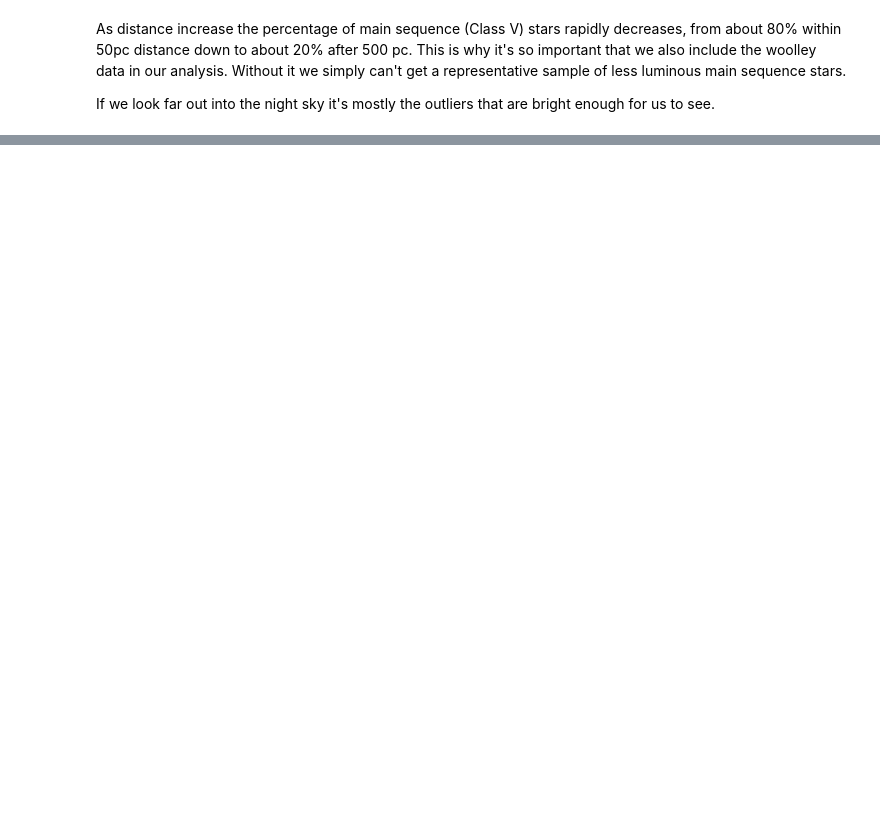
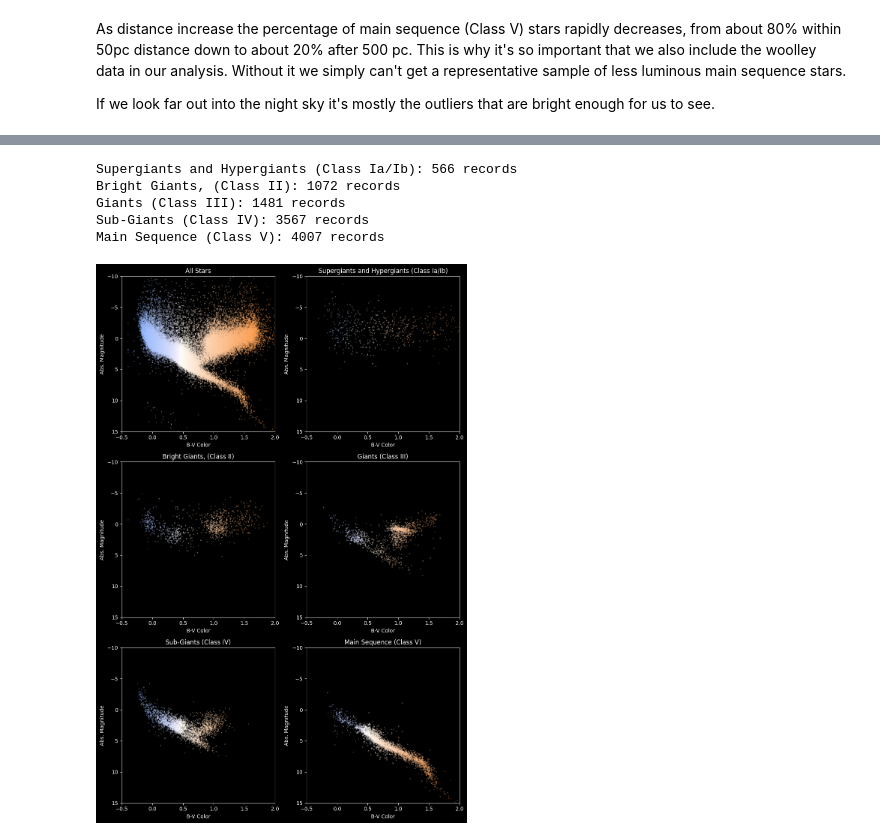
Before and after one commit to dustinmiller91/stellar_analysis, a Jupyter notebook: stellar_analysis.ipynb, the cells around one changed output, grey strips where cells are left out. Saved outputs shown, nothing was run; the diff lists cells and outputs as text; code cells hidden in the pictures; blank space fills up the shorter version.

```diff
--- a/stellar_analysis.ipynb
+++ b/stellar_analysis.ipynb
@@ -591,0 +708,26 @@ If we look far out into the night sky it's mostly the outliers that are bright e
+# %%
+# Filter configurations: (lum_classes, max_dist, nsmallest or None, label)
+configs = [
+    ("I",    1000,   "Supergiants and Hypergiants (Class Ia/Ib)"),
+    ("II",   500,    "Bright Giants, (Class II)"),
+    ("III",  100,    "Giants (Class III)"),
+    ("IV",   200,    "Sub-Giants (Class IV)"),
+    ("V",    50,     "Main Sequence (Class V)")
+    # TODO White Dwarfs, Red Dwarfs, Subdwarfs
+]
+
+datasets = [(query_sqlite(f"SELECT * FROM stars", DB), 'All Stars')]
+for lum_class, max_dist, label in configs:
+
+    df = query_sqlite(f"SELECT * FROM stars WHERE lum_class = '{lum_class}' AND dist_pc <= {max_dist}", DB)
+    print(f'{label}: {len(df)} records')
+    datasets.append((df, label))
+
+stellar_scatterplots_from_datasets(datasets, 2)
+# %% [output]
+Supergiants and Hypergiants (Class Ia/Ib): 566 records
+Bright Giants, (Class II): 1072 records
+Giants (Class III): 1481 records
+Sub-Giants (Class IV): 3567 records
+Main Sequence (Class V): 4007 records
+[figure, added]
```
Also changed, not shown: parts of 16 cells of this notebook, 1 other file.
